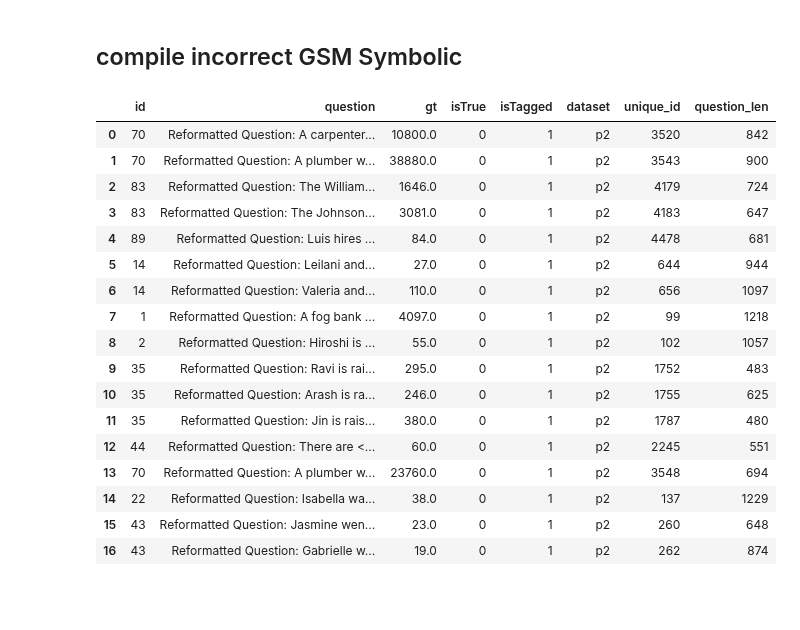
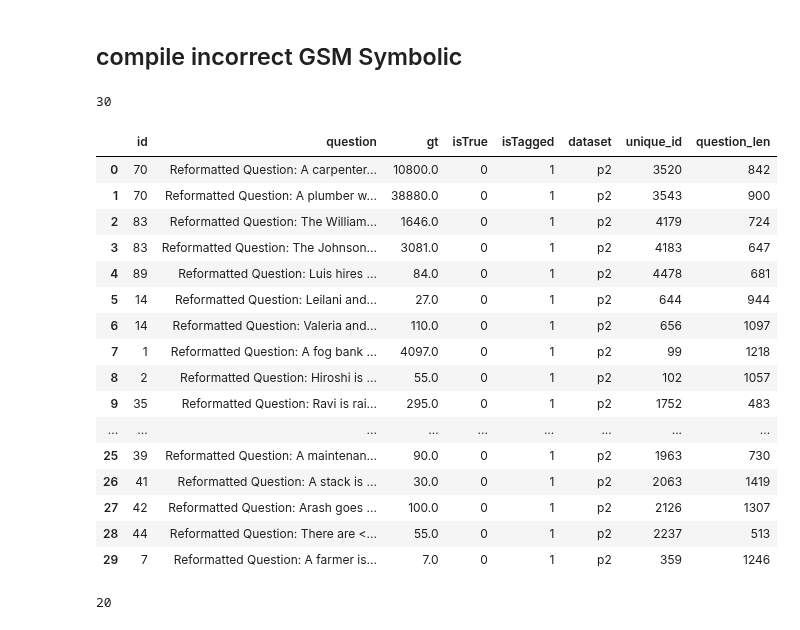
Before and after one commit to ngthanhtin/textual_grounding, a Jupyter notebook: logan/translate.ipynb, the cells around one changed output. Drawn from its saved outputs; the diff is of its cells as text; code cells hidden in the pictures; blank space fills up the shorter version.

```diff
--- a/logan/translate.ipynb
+++ b/logan/translate.ipynb
@@ -2063,61 +2065,84 @@ Saved 300 correct responses to /Users/log/Github/textual_grounding/logan/SYMBOLI
 ## compile incorrect GSM Symbolic
 # %%
 total_rows = pd.DataFrame()
+total = 0
 
 ############## 405B
 # main
 questions = {3520, 4179, 4478, 4183, 3543}
+total += len(questions)
 csv1 = pd.read_csv('/Users/log/Github/textual_grounding/logan/SYMBOLIC_data/405b_main_incorrect_responses.csv')
 csv1 = csv1[csv1['unique_id'].isin(questions)]
 total_rows = pd.concat([total_rows, csv1], ignore_index=True)
 
 # p2
 questions = {656, 644}
+total += len(questions)
 csv2 = pd.read_csv('/Users/log/Github/textual_grounding/logan/SYMBOLIC_data/405b_p2_incorrect_responses.csv')
 csv2 = csv2[csv2['unique_id'].isin(questions)]
 total_rows = pd.concat([total_rows, csv2], ignore_index=True)
 
+
 ############ 70B
 # main
 questions = {1755, 1787, 1752, 2245, 99, 102, 3548}
+total += len(questions)
 csv4 = pd.read_csv('/Users/log/Github/textual_grounding/logan/SYMBOLIC_data/70b_main_incorrect_responses.csv')
 csv4 = csv4[csv4['unique_id'].isin(questions)]
 total_rows = pd.concat([total_rows, csv4], ignore_index=True)
 
-# # p2
-questions = {137, 262, 260, 60}
-csv3 = pd.read_csv('/Users/log/Github/textual_grounding/logan/SYMBOLIC_data/70b_p2_40_incorrect_responses.csv')
-csv3 = csv3[csv3['unique_id'].isin(questions)]
-total_rows = pd.concat([total_rows, csv3], ignore_index=True)
-
+# main again????
+# questions = {137, 262, 260, 60}
+# total += len(questions)
+# csv5 = pd.read_csv('/Users/log/Github/textual_grounding/logan/SYMBOLIC_data/70b_main_incorrect_responses.csv')
+# csv5 = csv5[csv5['unique_id'].isin(questions)]
+# total_rows = pd.concat([total_rows, csv5], ignore_index=True)
 
 
 ########### 8B
+# # main
+questions = {326, 338, 504, 746, 749, 906, 1108, 1113, 1342, 1449, 1954, 1963, 2063, 2126, 2237}
+total += len(questions)
+csv7 = pd.read_csv('/Users/log/Github/textual_grounding/logan/SYMBOLIC_data/8b_main_incorrect_responses.csv')
+csv7 = csv7[csv7['unique_id'].isin(questions)]
+total_rows = pd.concat([total_rows, csv7], ignore_index=True)
 
-# # main
-# questions = {326, 338, 504, 746}
-# csv5 = pd.read_csv('/Users/log/Github/textual_grounding/logan/SYMBOLIC_data/70b_p2_40_incorrect_responses.csv')
-# csv5 = csv5[csv5['unique_id'].isin(questions)]
-# total_rows = pd.concat([total_rows, csv5], ignore_index=True)
+############# Gemini 1.5 Flash
+questions = {359}
+total += len(questions)
+csv6 = pd.read_csv('/Users/log/Github/textual_grounding/logan/SYMBOLIC_data/gflash_main_incorrect_responses.csv')
+csv6 = csv6[csv6['unique_id'].isin(questions)]
+total_rows = pd.concat([total_rows, csv6], ignore_index=True)
 
 # missing 262
+print(total)
+total_rows.to_csv('/Users/log/Github/textual_grounding/logan/SYMBOLIC_data/tagged_combined.csv', index=False)
 total_rows
 # %% [output]
+30
 |  | id | question | gt | isTrue | isTagged | dataset | unique_id | question_len |
 | 0 | 70 | Reformatted Question: A carpenter... | 10800.0 | 0 | 1 | p2 | 3520 | 842 |
 | 1 | 70 | Reformatted Question: A plumber w... | 38880.0 | 0 | 1 | p2 | 3543 | 900 |
 | 2 | 83 | Reformatted Question: The William... | 1646.0 | 0 | 1 | p2 | 4179 | 724 |
 | 3 | 83 | Reformatted Question: The Johnson... | 3081.0 | 0 | 1 | p2 | 4183 | 647 |
 | 4 | 89 | Reformatted Question: Luis hires ... | 84.0 | 0 | 1 | p2 | 4478 | 681 |
 | 5 | 14 | Reformatted Question: Leilani and... | 27.0 | 0 | 1 | p2 | 644 | 944 |
 | 6 | 14 | Reformatted Question: Valeria and... | 110.0 | 0 | 1 | p2 | 656 | 1097 |
 | 7 | 1 | Reformatted Question: A fog bank ... | 4097.0 | 0 | 1 | p2 | 99 | 1218 |
 | 8 | 2 | Reformatted Question: Hiroshi is ... | 55.0 | 0 | 1 | p2 | 102 | 1057 |
 | 9 | 35 | Reformatted Question: Ravi is rai... | 295.0 | 0 | 1 | p2 | 1752 | 483 |
-| 10 | 35 | Reformatted Question: Arash is ra... | 246.0 | 0 | 1 | p2 | 1755 | 625 |
-| 11 | 35 | Reformatted Question: Jin is rais... | 380.0 | 0 | 1 | p2 | 1787 | 480 |
-| 12 | 44 | Reformatted Question: There are <... | 60.0 | 0 | 1 | p2 | 2245 | 551 |
-| 13 | 70 | Reformatted Question: A plumber w... | 23760.0 | 0 | 1 | p2 | 3548 | 694 |
-| 14 | 22 | Reformatted Question: Isabella wa... | 38.0 | 0 | 1 | p2 | 137 | 1229 |
-| 15 | 43 | Reformatted Question: Jasmine wen... | 23.0 | 0 | 1 | p2 | 260 | 648 |
-| 16 | 43 | Reformatted Question: Gabrielle w... | 19.0 | 0 | 1 | p2 | 262 | 874 |
+| ... | ... | ... | ... | ... | ... | ... | ... | ... |
+| 25 | 39 | Reformatted Question: A maintenan... | 90.0 | 0 | 1 | p2 | 1963 | 730 |
+| 26 | 41 | Reformatted Question: A stack is ... | 30.0 | 0 | 1 | p2 | 2063 | 1419 |
+| 27 | 42 | Reformatted Question: Arash goes ... | 100.0 | 0 | 1 | p2 | 2126 | 1307 |
+| 28 | 44 | Reformatted Question: There are <... | 55.0 | 0 | 1 | p2 | 2237 | 513 |
+| 29 | 7 | Reformatted Question: A farmer is... | 7.0 | 0 | 1 | p2 | 359 | 1246 |
+# %%
+df = pd.read_csv('/Users/log/Github/textual_grounding/logan/SYMBOLIC_data/405b_main_correct_responses.csv')
+df = df[df["question"].str.len() <= 1200]
+df = df.sample(n=52, random_state=42)
+drop = {4439, 1206, 1542, 3379, 3605, 112, 4698, 3990, 96, 4998, 1846, 2367, 192, 1511, 2983, 4433, 3634, 4907, 589, 3070}
+print(len(drop))
+df.to_csv('/Users/log/Github/textual_grounding/logan/SYMBOLIC_data/CORRECT.csv', index=False)
+# %% [output]
+20
```
Also changed, not shown: parts of 1 cell of this notebook, 11 other files.
